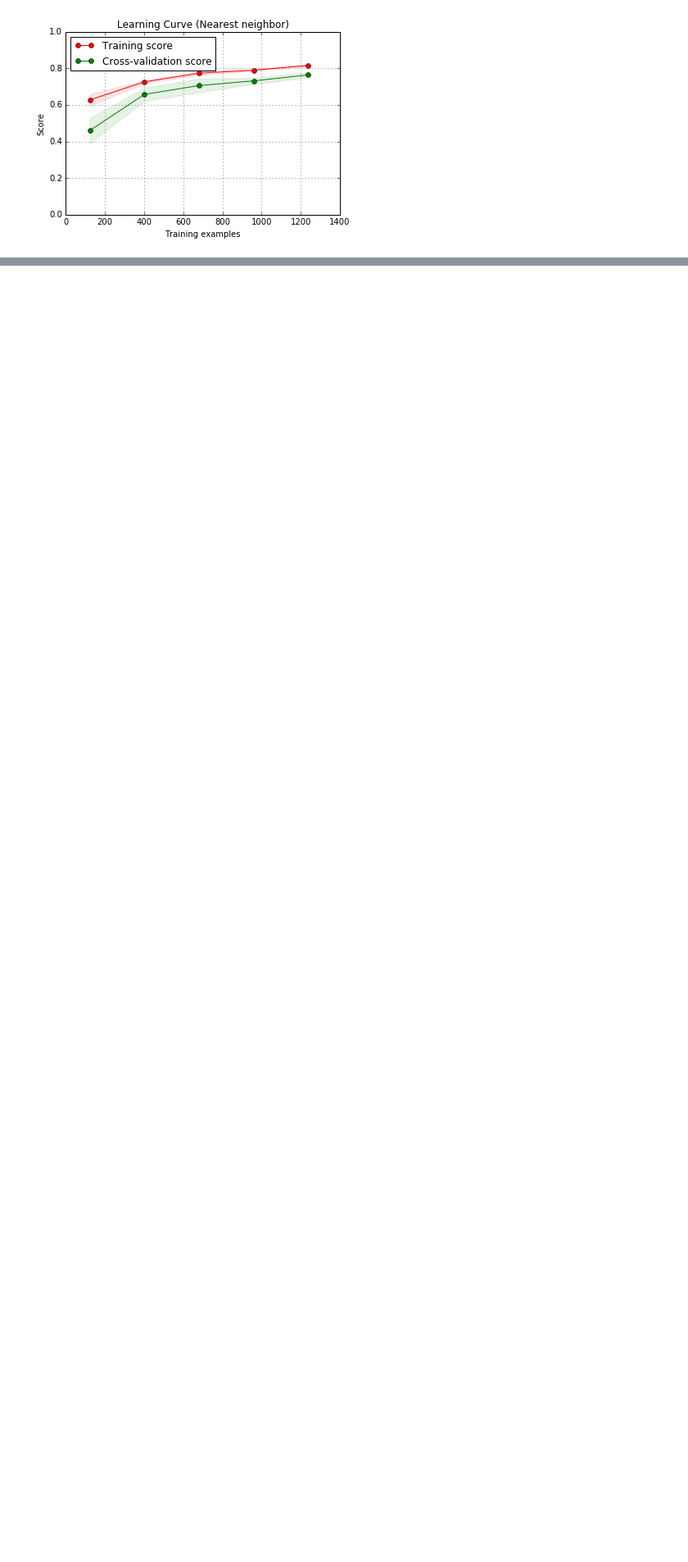
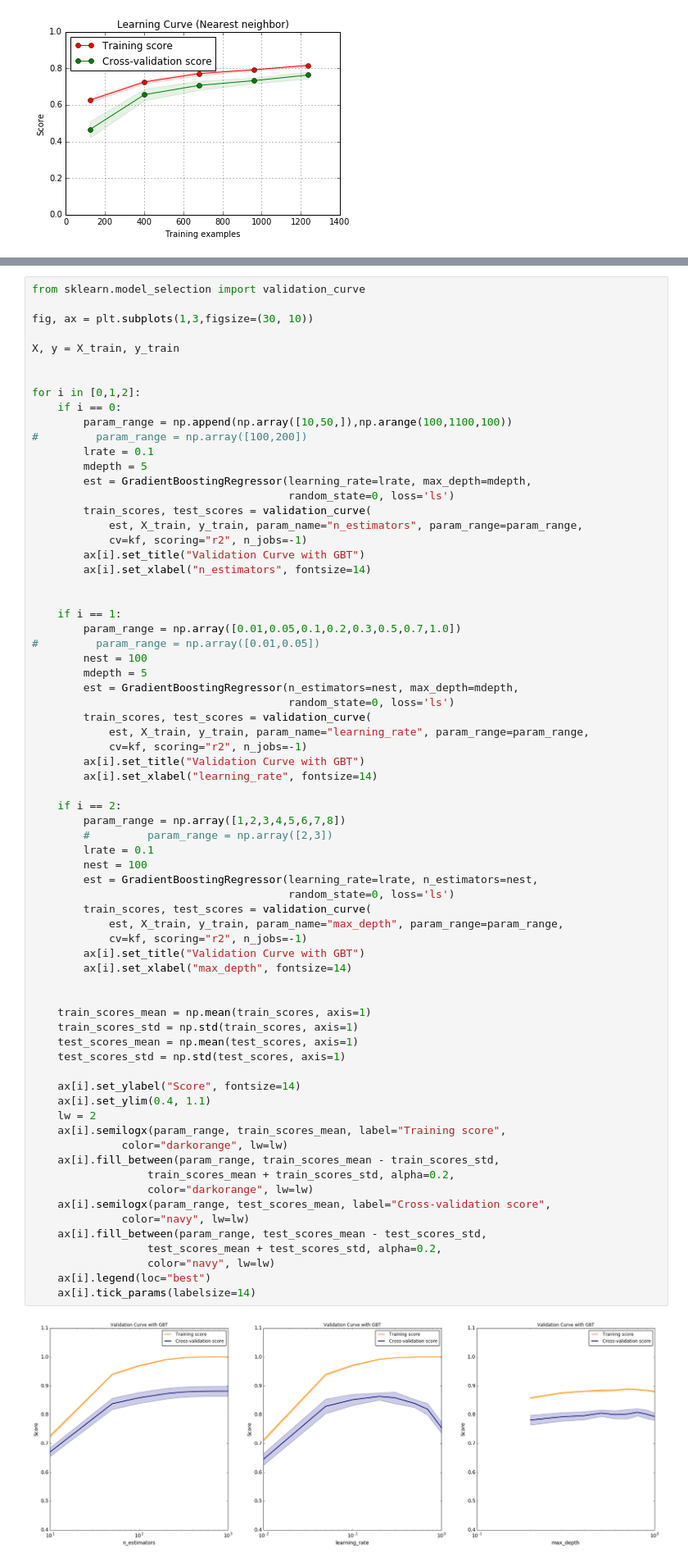
Before and after one commit to cleipski/CropPredict, a Jupyter notebook: 06_algorithm_selection.ipynb, the cells around one changed output, grey strips where cells are left out. Shown: that part at 82% size. Drawn from its saved outputs; the diff is of its cells as text; blank space fills up the shorter version.

Commit message:
More model tuning

```diff
--- a/06_algorithm_selection.ipynb
+++ b/06_algorithm_selection.ipynb
@@ -500,0 +630,72 @@ plt.show()
+# %%
+from sklearn.model_selection import validation_curve
+
+fig, ax = plt.subplots(1,3,figsize=(30, 10))
+
+X, y = X_train, y_train
+
+
+for i in [0,1,2]:
+    if i == 0:
+        param_range = np.append(np.array([10,50,]),np.arange(100,1100,100))
+#         param_range = np.array([100,200])
+        lrate = 0.1
+        mdepth = 5
+        est = GradientBoostingRegressor(learning_rate=lrate, max_depth=mdepth,
+                                        random_state=0, loss='ls')
+        train_scores, test_scores = validation_curve(
+            est, X_train, y_train, param_name="n_estimators", param_range=param_range,
+            cv=kf, scoring="r2", n_jobs=-1)
+        ax[i].set_title("Validation Curve with GBT")
+        ax[i].set_xlabel("n_estimators", fontsize=14)
+
+
+    if i == 1:
+        param_range = np.array([0.01,0.05,0.1,0.2,0.3,0.5,0.7,1.0])
+#         param_range = np.array([0.01,0.05])
+        nest = 100
+        mdepth = 5
+        est = GradientBoostingRegressor(n_estimators=nest, max_depth=mdepth,
+                                        random_state=0, loss='ls')
+        train_scores, test_scores = validation_curve(
+            est, X_train, y_train, param_name="learning_rate", param_range=param_range,
+            cv=kf, scoring="r2", n_jobs=-1)
+        ax[i].set_title("Validation Curve with GBT")
+        ax[i].set_xlabel("learning_rate", fontsize=14)
+
+    if i == 2:
+        param_range = np.array([1,2,3,4,5,6,7,8])
+        #         param_range = np.array([2,3])
+        lrate = 0.1
+        nest = 100
+        est = GradientBoostingRegressor(learning_rate=lrate, n_estimators=nest,
+                                        random_state=0, loss='ls')
+        train_scores, test_scores = validation_curve(
+            est, X_train, y_train, param_name="max_depth", param_range=param_range,
+            cv=kf, scoring="r2", n_jobs=-1)
+        ax[i].set_title("Validation Curve with GBT")
+        ax[i].set_xlabel("max_depth", fontsize=14)
+
+
+    train_scores_mean = np.mean(train_scores, axis=1)
+    train_scores_std = np.std(train_scores, axis=1)
+    test_scores_mean = np.mean(test_scores, axis=1)
+    test_scores_std = np.std(test_scores, axis=1)
+
+    ax[i].set_ylabel("Score", fontsize=14)
+    ax[i].set_ylim(0.4, 1.1)
+    lw = 2
+    ax[i].semilogx(param_range, train_scores_mean, label="Training score",
+              color="darkorange", lw=lw)
+    ax[i].fill_between(param_range, train_scores_mean - train_scores_std,
+                  train_scores_mean + train_scores_std, alpha=0.2,
+                  color="darkorange", lw=lw)
+    ax[i].semilogx(param_range, test_scores_mean, label="Cross-validation score",
+              color="navy", lw=lw)
+    ax[i].fill_between(param_range, test_scores_mean - test_scores_std,
+                  test_scores_mean + test_scores_std, alpha=0.2,
+                  color="navy", lw=lw)
+    ax[i].legend(loc="best")
+    ax[i].tick_params(labelsize=14)
+# %% [output]
+[figure, added]
```
Also changed, not shown: parts of 40 cells of this notebook.
